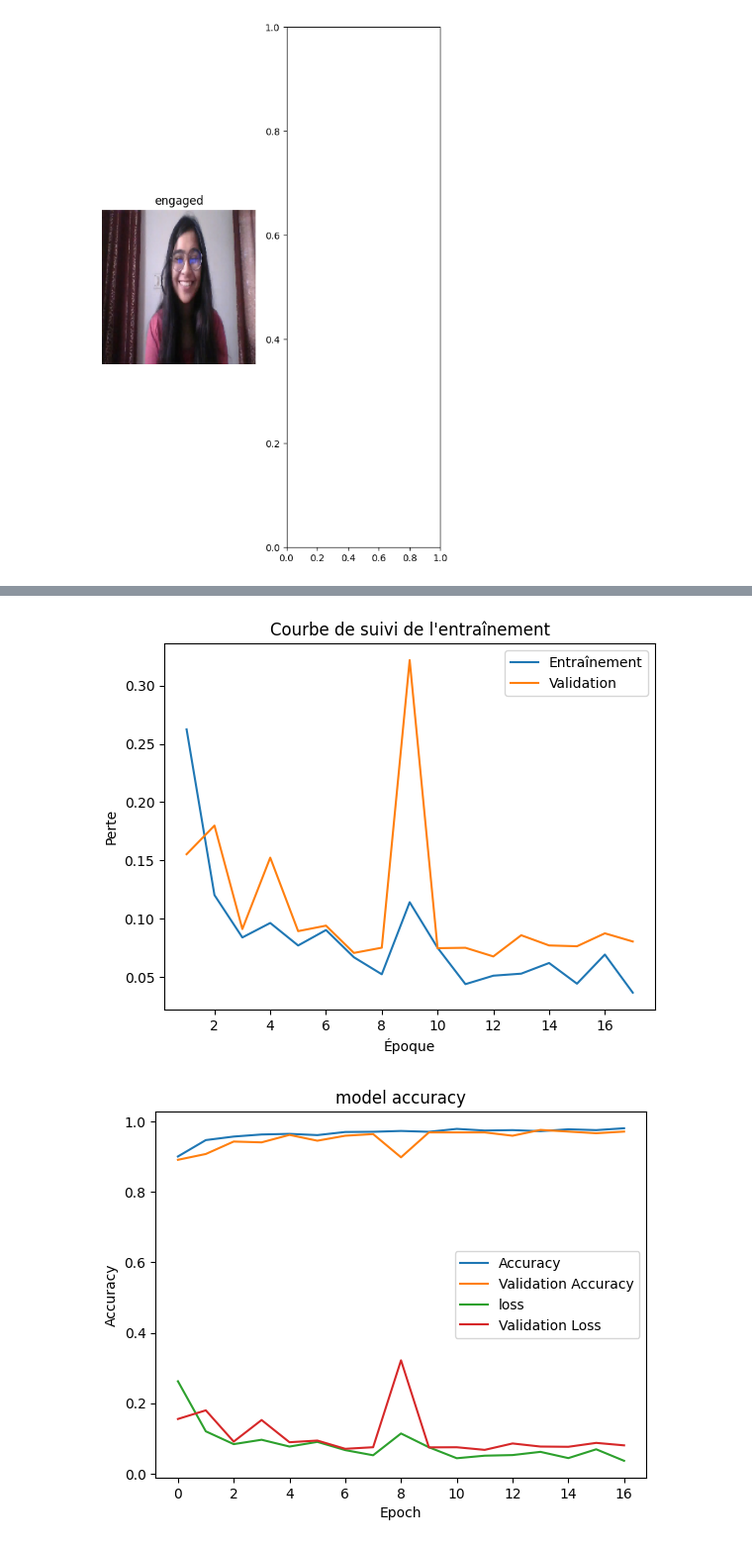
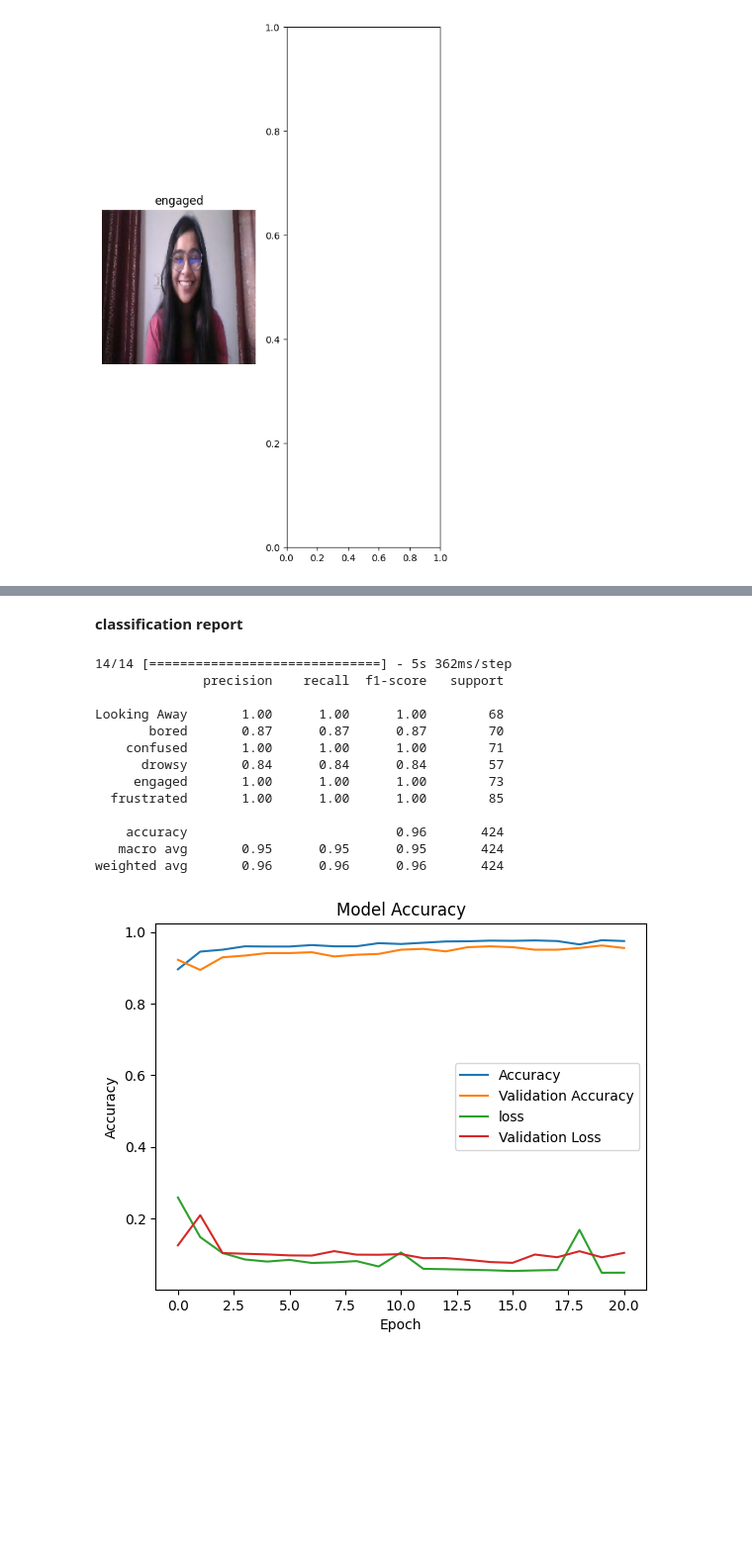
Before and after one commit to ayarii/learner-engagement, a Jupyter notebook: learner_'s_engagement_2method.ipynb, the cells around one changed output, grey strips where cells are left out. Shown at 99% size. Saved outputs shown, nothing was run; the diff lists cells and outputs as text; code cells hidden in the pictures; blank space fills up the shorter version.

```diff
--- a/learner_'s_engagement_2method.ipynb
+++ b/learner_'s_engagement_2method.ipynb
@@ -234,33 +253,57 @@ Total params: 2187078 (8.34 MB)
 Trainable params: 2187078 (8.34 MB)
 Non-trainable params: 0 (0.00 Byte)
 _________________________________________________________________
+# %% [markdown]
+**classification report**
+# %%
+# Get predicted labels
+val_images = []
+true_labels = []
+for images, labels in val_data:
+    val_images.append(images.numpy())  # Convert TensorFlow tensor to NumPy array
+    true_labels.append(labels.numpy())  # Convert TensorFlow tensor to NumPy array
+
+val_images = np.concatenate(val_images)  # Concatenate arrays into one
+true_labels = np.concatenate(true_labels)  # Concatenate arrays into one
+
+# Predict labels for the validation set
+predictions = model.predict(val_images)
+predicted_labels = np.argmax(predictions, axis=1)  # Convert softmax output to labels
+
+# Generate classification report using true labels and predicted labels
+report = classification_report(true_labels, predicted_labels, target_names=class_names)
+print(report)
+# %% [output]
+14/14 [==============================] - 5s 362ms/step
+              precision    recall  f1-score   support
+
+Looking Away       1.00      1.00      1.00        68
+       bored       0.87      0.87      0.87        70
+    confused       1.00      1.00      1.00        71
+      drowsy       0.84      0.84      0.84        57
+     engaged       1.00      1.00      1.00        73
+  frustrated       1.00      1.00      1.00        85
+
+    accuracy                           0.96       424
+   macro avg       0.95      0.95      0.95       424
+weighted avg       0.96      0.96      0.96       424
 # %%
 # Extract the training and validation loss from the history object
 training_loss = history.history['loss']
 validation_loss = history.history['val_loss']
 
 # Plot the training and validation loss
-epochs = range(1, len(training_loss) + 1)
-plt.plot(epochs, training_loss, label='Entraînement')
-plt.plot(epochs, validation_loss, label='Validation')
-plt.xlabel('Époque')
-plt.ylabel('Perte')
-plt.title('Courbe de suivi de l\'entraînement')
-plt.legend()
-plt.show()
-# Plot the training and validation loss
 plt.plot(history.history["accuracy"])
 plt.plot(history.history['val_accuracy'])
 plt.plot(history.history['loss'])
 plt.plot(history.history['val_loss'])
-plt.title("model accuracy")
+plt.title("Model Accuracy")
 plt.ylabel("Accuracy")
 plt.xlabel("Epoch")
 plt.legend(["Accuracy","Validation Accuracy","loss","Validation Loss"])
 plt.show()
 # %% [output]
-[figure, old version]
+[figure, new version]
-[figure, removed]
 # %%
 # Cette ligne importe la bibliothèque "files" de Google Colab, qui permet de charger des fichiers depuis votre ordinateur vers l'environnement Colab.
 from google.colab import files
```
Also changed, not shown: parts of 4 cells of this notebook.
